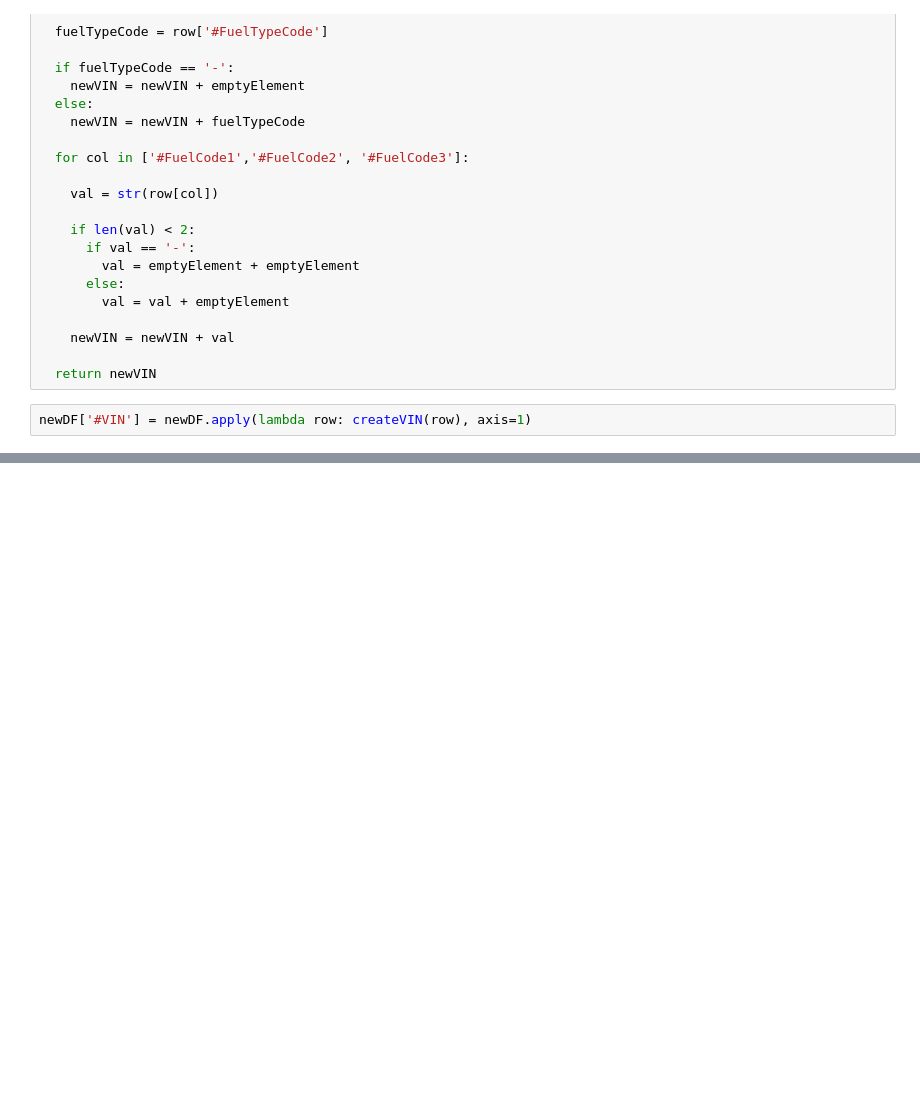
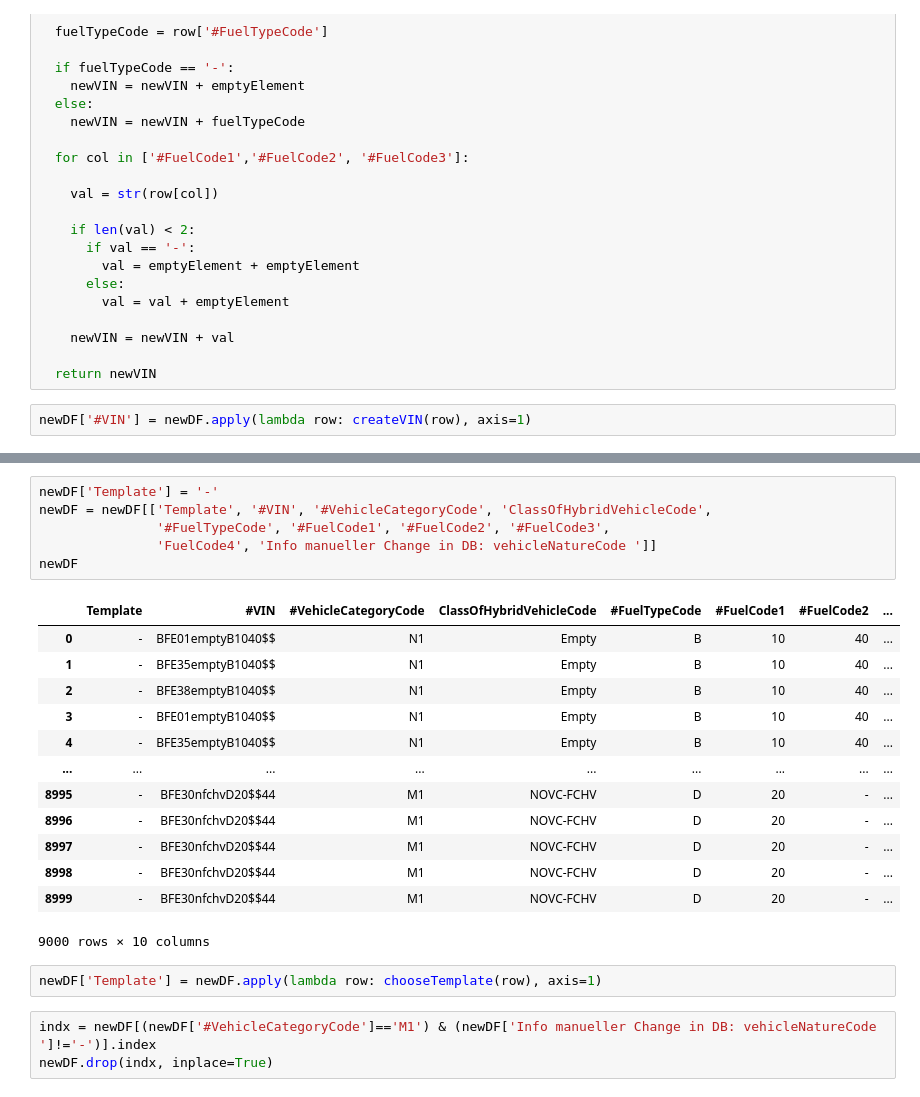
Before and after one commit to aresssera/generate_test_files_CO2_emission, a Jupyter notebook: createCombinations.ipynb, the cells around one changed output, grey strips where cells are left out. Drawn from its saved outputs; the diff is of its cells as text; blank space fills up the shorter version.

```diff
--- a/createCombinations.ipynb
+++ b/createCombinations.ipynb
@@ -177,0 +169,25 @@ def getTemplate(row):
+# %%
+newDF['Template'] = '-'
+newDF = newDF[['Template', '#VIN', '#VehicleCategoryCode', 'ClassOfHybridVehicleCode',
+               '#FuelTypeCode', '#FuelCode1', '#FuelCode2', '#FuelCode3',
+               'FuelCode4', 'Info manueller Change in DB: vehicleNatureCode ']]
+newDF
+# %% [output]
+|  | Template | #VIN | #VehicleCategoryCode | ClassOfHybridVehicleCode | #FuelTypeCode | #FuelCode1 | #FuelCode2 | ... |
+| 0 | - | BFE01emptyB1040$$ | N1 | Empty | B | 10 | 40 | ... |
+| 1 | - | BFE35emptyB1040$$ | N1 | Empty | B | 10 | 40 | ... |
+| 2 | - | BFE38emptyB1040$$ | N1 | Empty | B | 10 | 40 | ... |
+| 3 | - | BFE01emptyB1040$$ | N1 | Empty | B | 10 | 40 | ... |
+| 4 | - | BFE35emptyB1040$$ | N1 | Empty | B | 10 | 40 | ... |
+| ... | ... | ... | ... | ... | ... | ... | ... | ... |
+| 8995 | - | BFE30nfchvD20$$44 | M1 | NOVC-FCHV | D | 20 | - | ... |
+| 8996 | - | BFE30nfchvD20$$44 | M1 | NOVC-FCHV | D | 20 | - | ... |
+| 8997 | - | BFE30nfchvD20$$44 | M1 | NOVC-FCHV | D | 20 | - | ... |
+| 8998 | - | BFE30nfchvD20$$44 | M1 | NOVC-FCHV | D | 20 | - | ... |
+| 8999 | - | BFE30nfchvD20$$44 | M1 | NOVC-FCHV | D | 20 | - | ... |
+9000 rows × 10 columns
+# %%
+newDF['Template'] = newDF.apply(lambda row: chooseTemplate(row), axis=1)
+# %%
+indx = newDF[(newDF['#VehicleCategoryCode']=='M1') & (newDF['Info manueller Change in DB: vehicleNatureCode ']!='-')].index
+newDF.drop(indx, inplace=True)
```
Also changed, not shown: parts of 6 cells of this notebook.
